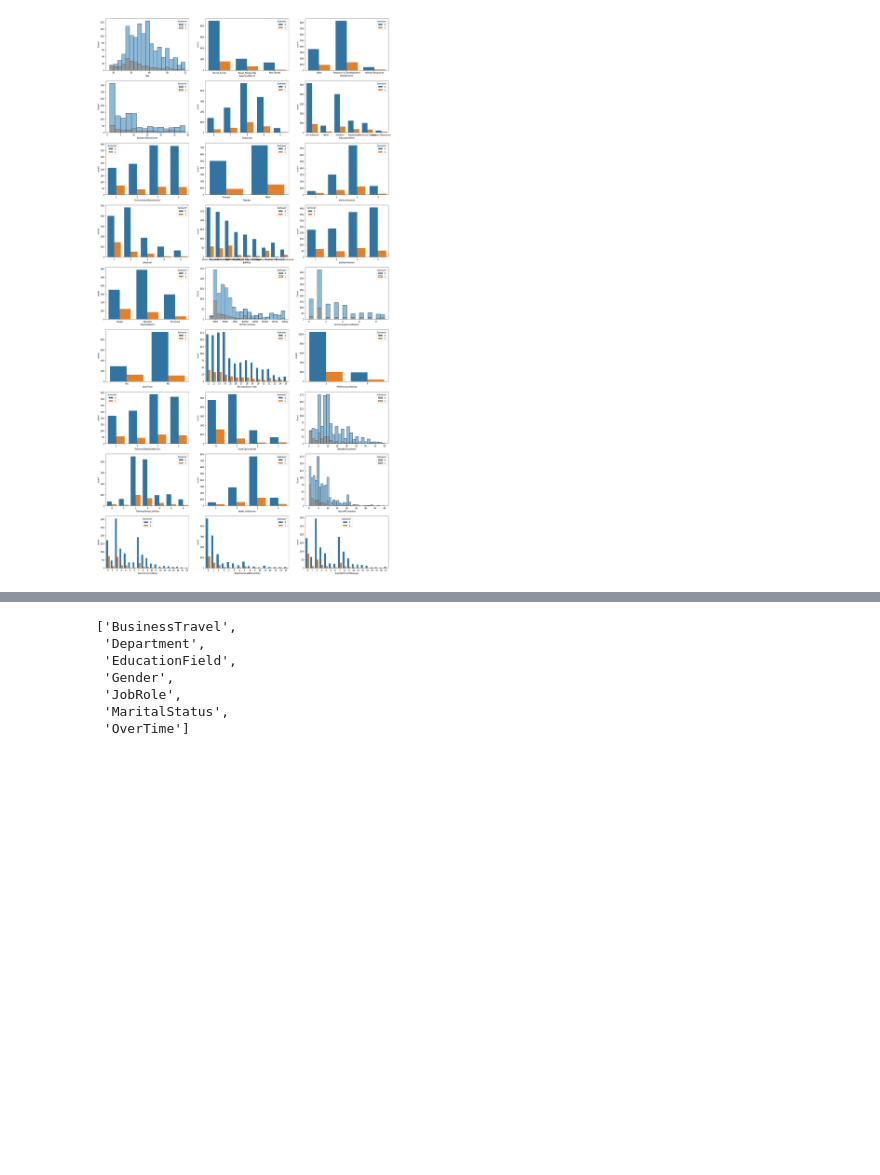
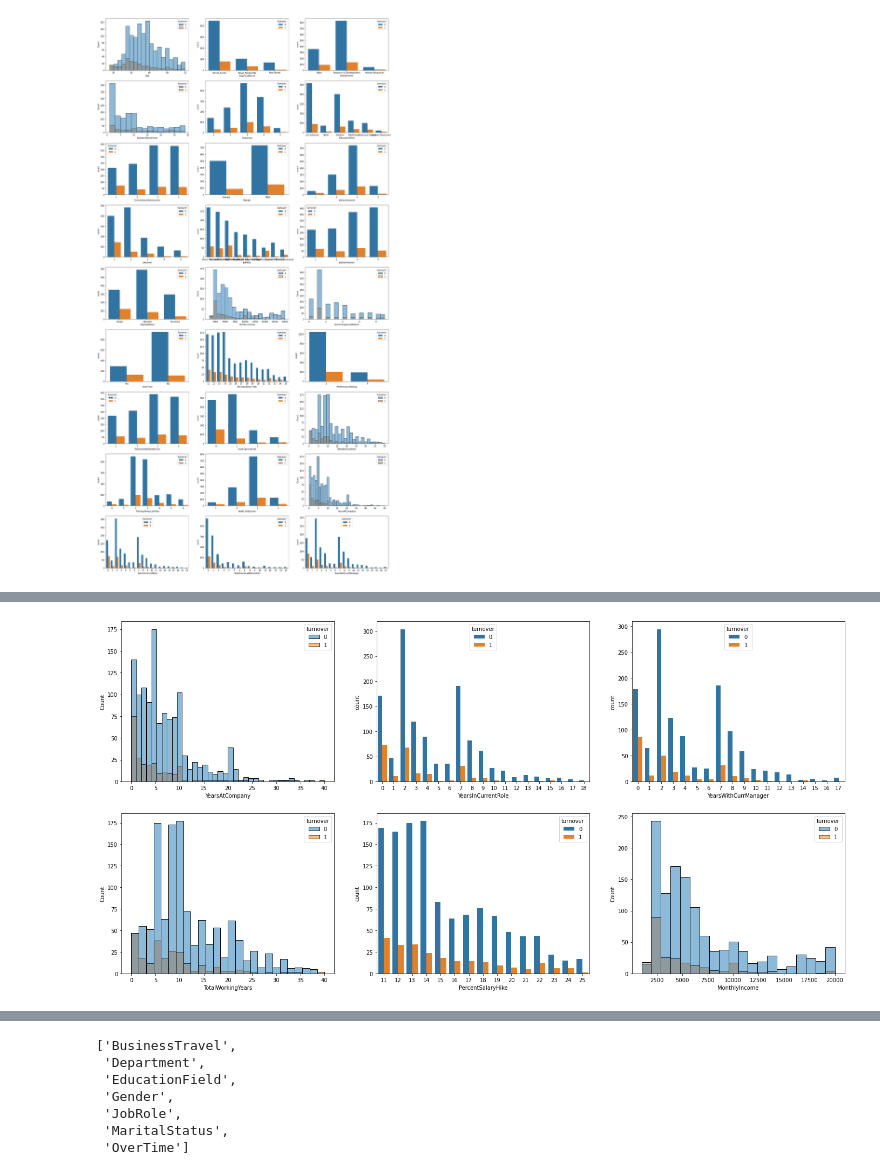
Before and after one commit to flaviowu/Blue_DS, a Jupyter notebook: Modulo3/Projeto1/Projeto1.M03.ipynb, the cells around one changed output, grey strips where cells are left out. Saved outputs shown, nothing was run; the diff lists cells and outputs as text; code cells hidden in the pictures; blank space fills up the shorter version.

```diff
--- a/Modulo3/Projeto1/Projeto1.M03.ipynb
+++ b/Modulo3/Projeto1/Projeto1.M03.ipynb
@@ -239,0 +247,10 @@ sns.countplot(ax=ax[8,2], data=df, x='YearsWithCurrManager', hue='turnover');
+# %%
+f, ax = plt.subplots(2,3, figsize=(24,12))
+sns.histplot(ax=ax[0,0], data=df, x='YearsAtCompany', hue='turnover')
+sns.countplot(ax=ax[0,1], data=df, x='YearsInCurrentRole', hue='turnover')
+sns.countplot(ax=ax[0,2], data=df, x='YearsWithCurrManager', hue='turnover')
+sns.histplot(ax=ax[1,0], data=df, x='TotalWorkingYears', hue='turnover')
+sns.countplot(ax=ax[1,1], data=df, x='PercentSalaryHike', hue='turnover')
+sns.histplot(ax=ax[1,2], data=df, x='MonthlyIncome', hue='turnover');
+# %% [output]
+[figure, added]
```
Also changed, not shown: parts of 26 cells of this notebook.
